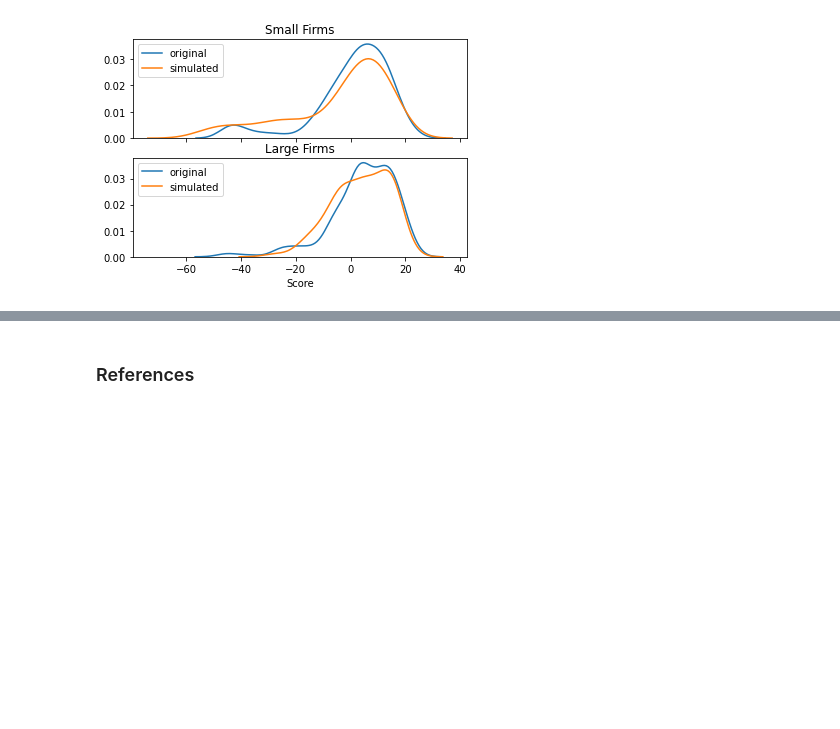
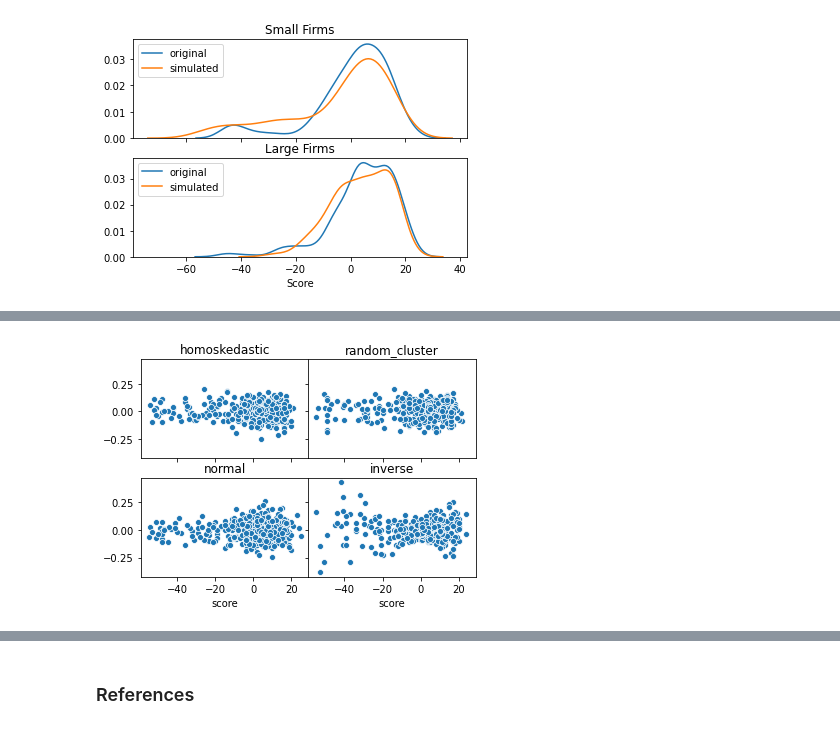
Before and after one commit to Pascalheid/project_computational_statistics, a Jupyter notebook: Project.ipynb, the cells around one changed output, grey strips where cells are left out. Cells and saved outputs as stored; diff of their text form; code cells hidden in the pictures; blank space fills up the shorter version.

```diff
--- a/Project.ipynb
+++ b/Project.ipynb
@@ -173,0 +189,8 @@ In the original paper, the authors run the polynomial regression with $P \in \{0
+# %%
+fig, ax = plt.subplots(2, 2, sharex=True, sharey=True, gridspec_kw={"wspace": 0})
+for error_distr in [("homoskedastic", 0, 0), ("random_cluster", 0, 1) ,("normal", 1, 0), ("inverse", 1, 1)]:
+    data, error = simulate_data(num_obs, coefficients, error_dist=error_distr[0])
+    sns.scatterplot(data["score"], error, ax=ax[error_distr[1], error_distr[2]])
+    ax[error_distr[1], error_distr[2]].set_title(error_distr[0])
+# %% [output]
+[figure, added]
```
Also changed, not shown: parts of 15 cells of this notebook, 10 other files.
